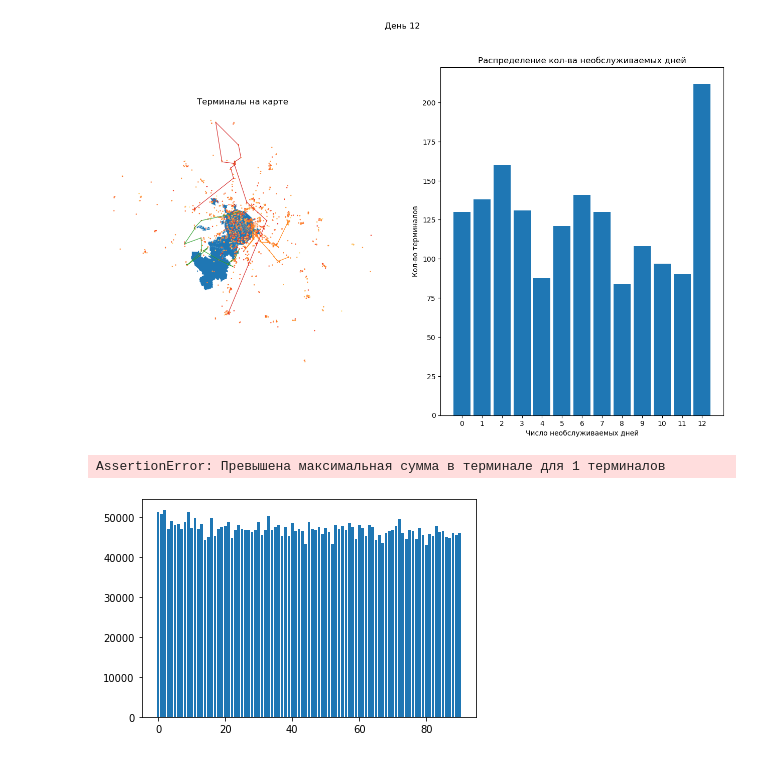
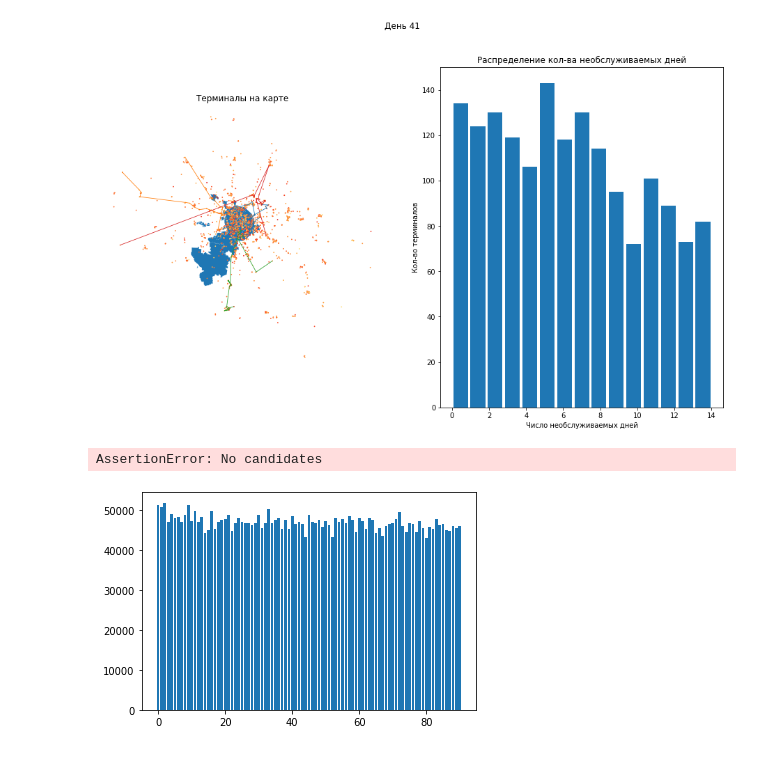
Before and after one commit to black-boomerang/armored-truck-routes, a Jupyter notebook: notebooks/clustering.ipynb, the cells around one changed output. Drawn from its saved outputs; the diff is of its cells as text; code cells hidden in the pictures.

```diff
--- a/notebooks/clustering.ipynb
+++ b/notebooks/clustering.ipynb
@@ -32,6 +28,6 @@ t_nums = {}
 # %%
 from src.tools.evaluate import get_losses
-from IPython.core.display_functions import clear_output
+from IPython.display import clear_output
 import itertools
 
 
@@ -53,38 +49,37 @@ def visualize(title: str):
     ax[1].set_title('Распределение кол-ва необслуживаемых дней')
     ax[1].set_xlabel('Число необслуживаемых дней')
     ax[1].set_ylabel('Кол-во терминалов')
     ticks = [(2 * patch.get_x() + patch.get_width()) / 2 for patch in patches]
     ticklabels = [i for i in range(n_bins)]
-    ax[1].set_xticks(ticks, ticklabels)
+    # ax[1].set_xticks(ticks, ticklabels)
 
     plt.suptitle(title)
     plt.show()
 
 
 terminals_count = []
 moscow = gpd.read_file("ao-shape.zip")
 terminals, time_matrix = get_data(DATA_ROOT)
 business_logic = Environment()
 t_nums = {}
 visited = []
 solver = DensitySolver(terminals['start_value'].values, time_matrix, business_logic, armored_num=4, sigma=500)
 
 total_losses = []
 for day in tqdm(range(91)):
+    solver.day = day
     routes = solver.get_routes()
     solver.update(terminals[f'day {day + 1}'])
     t_nums[day] = sum([len(route) for route in routes])
     visited.extend(list(itertools.chain(*routes)))
     clear_output()
     terminals_count.append(sum([len(route) for route in routes]))
     losses = get_losses(routes, solver.remains, len(terminals), solver.environment)
     total_losses.append(losses)
-    #if (day + 1) % 10 == 0:
-    #    print(sum(total_losses[-10:]))
     visualize(f'День {day + 1}')
 # %% [output]
-[figure, old version]
+[figure, new version]
-AssertionError: Превышена максимальная сумма в терминале для 1 терминалов
+AssertionError: No candidates
 # %%
 plt.bar(list(range(91)), total_losses)
 plt.show()
```
Also changed, not shown: parts of 1 cell of this notebook, 19 other files.
